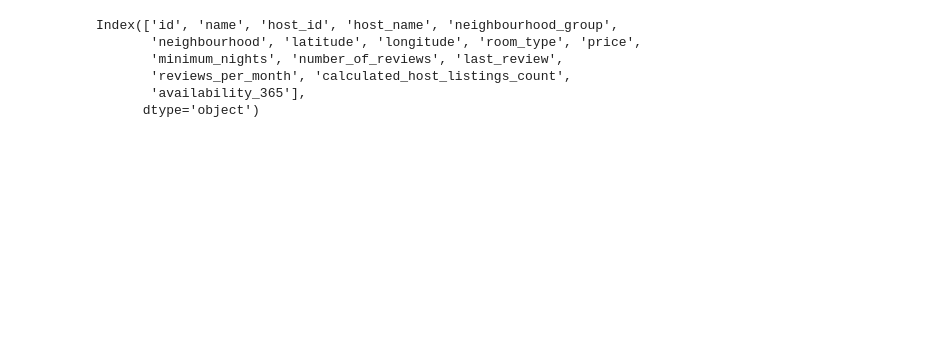
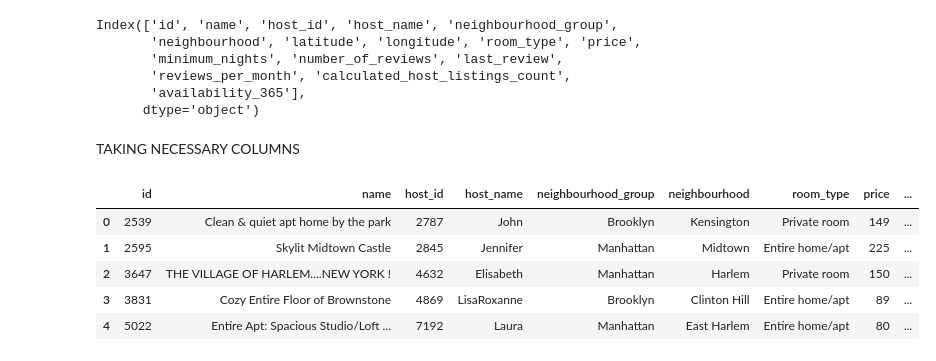
Before and after one commit to ankit1088/Airbnb-Bookings-Analysis, a Jupyter notebook: Airbnb_Bookings_Analysis_Capstone_Project.ipynb, the cells around one changed output. Drawn from its saved outputs; the diff is of its cells as text; code cells hidden in the pictures; blank space fills up the shorter version.

```diff
--- a/Airbnb_Bookings_Analysis_Capstone_Project.ipynb
+++ b/Airbnb_Bookings_Analysis_Capstone_Project.ipynb
@@ -30,5 +32,5 @@ Mounted at /content/drive
 # %%
-df = pd.read_csv('/content/drive/MyDrive/Copy of Airbnb NYC 2019.csv')
+df = pd.read_csv('/content/drive/MyDrive/Copy of Copy of Airbnb NYC 2019.csv')
 # %%
 df.shape
 # %% [output]
@@ -63,3 +69,16 @@ Index(['id', 'name', 'host_id', 'host_name', 'neighbourhood_group',
        'reviews_per_month', 'calculated_host_listings_count',
        'availability_365'],
       dtype='object')
+# %% [markdown]
+TAKING NECESSARY COLUMNS
+# %%
+new_df = df[['id','name','host_id','host_name','neighbourhood_group','neighbourhood','room_type','price','minimum_nights',
+             'number_of_reviews','calculated_host_listings_count','availability_365']]
+new_df.head(5)
+# %% [output]
+|  | id | name | host_id | host_name | neighbourhood_group | neighbourhood | room_type | price | ... |
+| 0 | 2539 | Clean & quiet apt home by the park | 2787 | John | Brooklyn | Kensington | Private room | 149 | ... |
+| 1 | 2595 | Skylit Midtown Castle | 2845 | Jennifer | Manhattan | Midtown | Entire home/apt | 225 | ... |
+| 2 | 3647 | THE VILLAGE OF HARLEM....NEW YORK ! | 4632 | Elisabeth | Manhattan | Harlem | Private room | 150 | ... |
+| 3 | 3831 | Cozy Entire Floor of Brownstone | 4869 | LisaRoxanne | Brooklyn | Clinton Hill | Entire home/apt | 89 | ... |
+| 4 | 5022 | Entire Apt: Spacious Studio/Loft ... | 7192 | Laura | Manhattan | East Harlem | Entire home/apt | 80 | ... |
```
Also changed, not shown: parts of 6 cells of this notebook.
